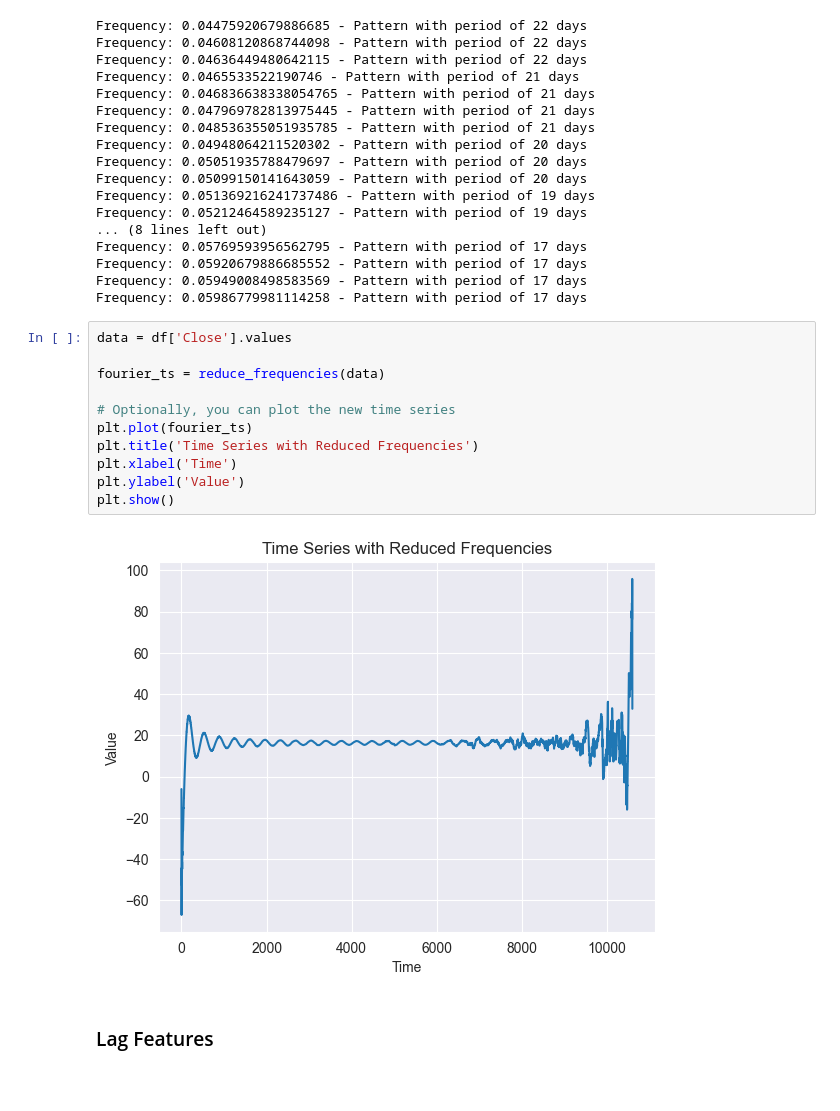
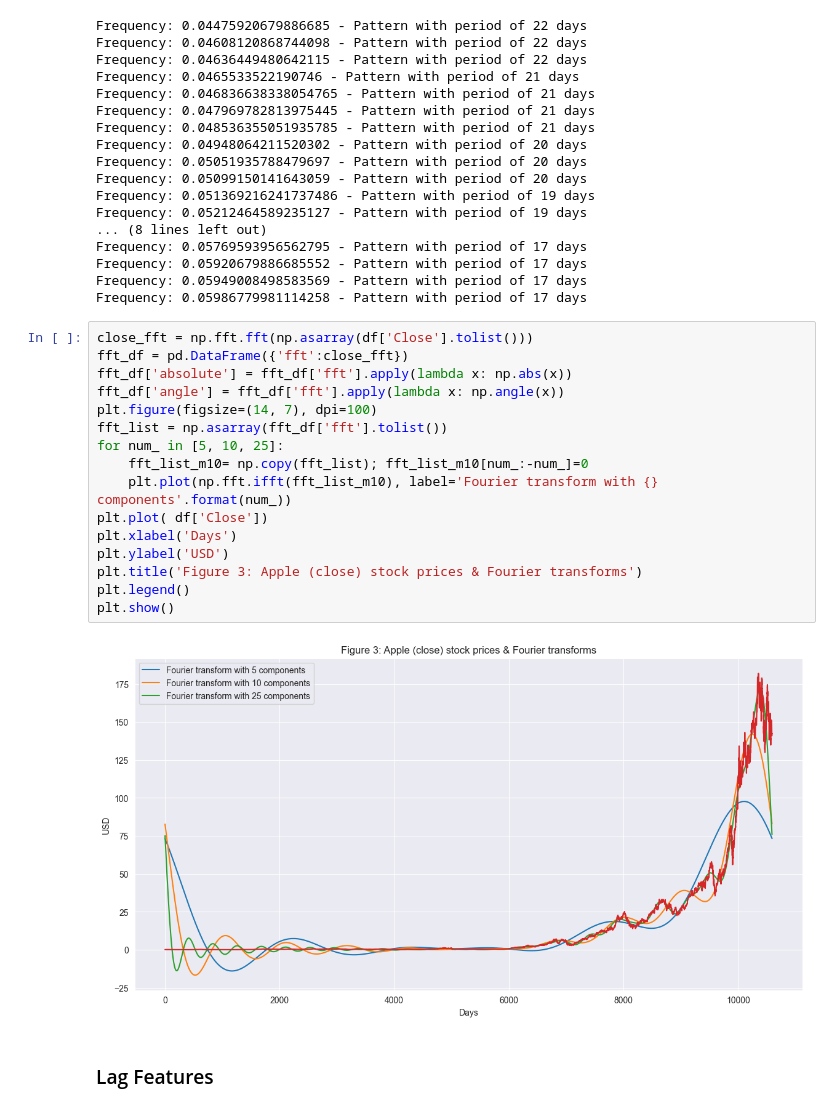
Before and after one commit to nicola-cecere/Stock_Market_TS_Prediction, a Jupyter notebook: featureEngineering.ipynb, the cells around one changed output. Drawn from its saved outputs; the diff is of its cells as text; blank space fills up the shorter version.

```diff
--- a/featureEngineering.ipynb
+++ b/featureEngineering.ipynb
@@ -251,19 +252,24 @@ Frequency: 0.05769593956562795 - Pattern with period of 17 days
 Frequency: 0.05920679886685552 - Pattern with period of 17 days
 Frequency: 0.05949008498583569 - Pattern with period of 17 days
 Frequency: 0.05986779981114258 - Pattern with period of 17 days
-# %%
-data = df['Close'].values
-
-fourier_ts = reduce_frequencies(data)
-
-# Optionally, you can plot the new time series
-plt.plot(fourier_ts)
-plt.title('Time Series with Reduced Frequencies')
-plt.xlabel('Time')
-plt.ylabel('Value')
-plt.show()
-# %% [output]
-[figure, removed]
+# %%
+close_fft = np.fft.fft(np.asarray(df['Close'].tolist()))
+fft_df = pd.DataFrame({'fft':close_fft})
+fft_df['absolute'] = fft_df['fft'].apply(lambda x: np.abs(x))
+fft_df['angle'] = fft_df['fft'].apply(lambda x: np.angle(x))
+plt.figure(figsize=(14, 7), dpi=100)
+fft_list = np.asarray(fft_df['fft'].tolist())
+for num_ in [5, 10, 25]:
+    fft_list_m10= np.copy(fft_list); fft_list_m10[num_:-num_]=0
+    plt.plot(np.fft.ifft(fft_list_m10), label='Fourier transform with {} components'.format(num_))
+plt.plot( df['Close'])
+plt.xlabel('Days')
+plt.ylabel('USD')
+plt.title('Figure 3: Apple (close) stock prices & Fourier transforms')
+plt.legend()
+plt.show()
+# %% [output]
+[figure, added]
 # %% [markdown]
 ### Lag Features
 # %%
```
Also changed, not shown: parts of 8 cells of this notebook, 1 other file.
